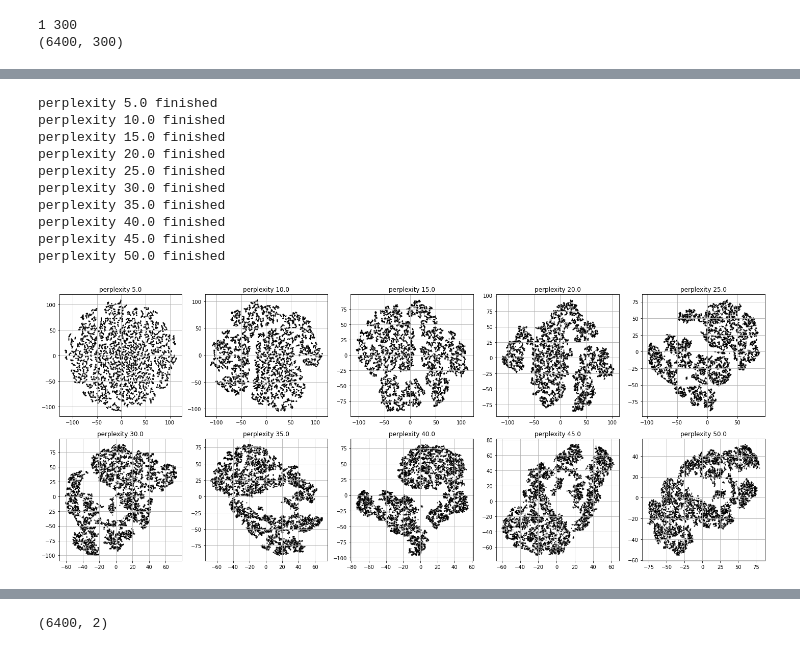
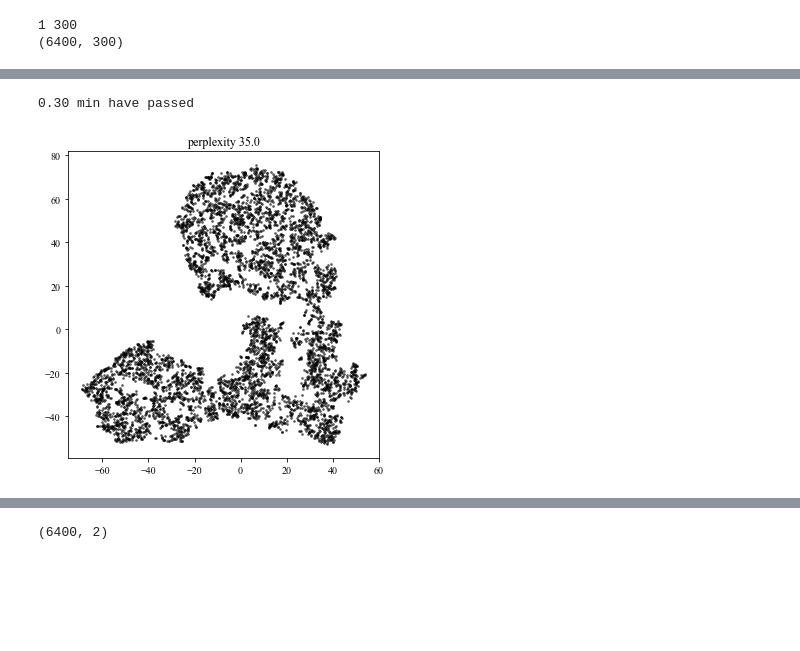
Before and after one commit to jinseuk56/drca, a Jupyter notebook: demonstration_notebook.ipynb, the cells around one changed output, grey strips where cells are left out. Drawn from its saved outputs; the diff is of its cells as text; code cells hidden in the pictures; blank space fills up the shorter version.

```diff
--- a/demonstration_notebook.ipynb
+++ b/demonstration_notebook.ipynb
@@ -13,7 +13,6 @@ import matplotlib.gridspec as gridspec
 import matplotlib.cm as cm
 import matplotlib.colors as mcolors
 from matplotlib.colors import ListedColormap
-from mpl_toolkits.mplot3d import Axes3D
 from sklearn.decomposition import NMF
 from sklearn.manifold import TSNE
 from sklearn.cluster import OPTICS
@@ -21,6 +20,7 @@ import tkinter.filedialog as tkf
 import tifffile
 import ipywidgets as pyw
 import time
+plt.rcParams['font.family'] = 'Times New Roman'
 # %%
 # create a customized color group
 color_rep = ["black", "red", "green", "blue", "orange", "purple", "yellow", "lime",
@@ -267,24 +249,11 @@ interactive(children=(IntText(value=1, description='1st loading vector', style=D
 # please visit the below link for the detailed information on t-SNE
 # https://scikit-learn.org/stable/modules/generated/sklearn.manifold.TSNE.html?highlight=tsne#sklearn.manifold.TSNE
 start = time.time()
-#perplex = [30, 35, 40, 45, 50]
-perplex = [5, 10, 15, 20, 25, 30, 35, 40, 45, 50] # try several perplexities
-embeddings = []
+perplex = 35 # perplexity
 num_comp_vis = 2 # number of dimensions of final data before clustering
-for order, p in enumerate(perplex):
-    tmp_tsne = TSNE(n_components=num_comp_vis, perplexity=p, early_exaggeration=5.0, learning_rate=300.0,
+tsne = TSNE(n_components=num_comp_vis, perplexity=p, early_exaggeration=5.0, learning_rate=300.0,
                 init="random", n_iter=1000, verbose=0)
-    tmp_tsne.fit_transform(coeffs)
-    embeddings.append(tmp_tsne.embedding_)
-    print("perplexity %.1f finished"%p)
+tsne.fit_transform(coeffs)
+print("%.2f min have passed"%((time.time()-start)/60))
 # %% [output]
-perplexity 5.0 finished
-perplexity 10.0 finished
-perplexity 15.0 finished
-perplexity 20.0 finished
-perplexity 25.0 finished
-perplexity 30.0 finished
-perplexity 35.0 finished
-perplexity 40.0 finished
-perplexity 45.0 finished
-perplexity 50.0 finished
+0.30 min have passed
@@ -295,11 +260,9 @@ perplexity 50.0 finished
 # %%
-# visualize the dimensionality-reduced space (t-SNE) depending on the perplexity
-fig, ax = plt.subplots(2, 5, figsize=(20, 8))
-for i, ai in enumerate(ax.flat):
-    ai.scatter(embeddings[i][:, 0], embeddings[i][:, 1], s=1, c="black")
-    ai.set_title("perplexity %.1f"%perplex[i])
-    ai.grid()
+# select a proper dimensionality-reduced space for clustering
+fig, ax = plt.subplots(1, 1, figsize=(5, 5))
+ax.scatter(tsne.embedding_[:, 0], tsne.embedding_[:, 1], s=3, c="black", alpha=0.5)
+ax.set_title("perplexity %.1f"%(perplex))
 fig.tight_layout()
 plt.show()
 # %% [output]
-[figure, old version]
+[figure, new version]
```
Also changed, not shown: parts of 19 cells of this notebook.
